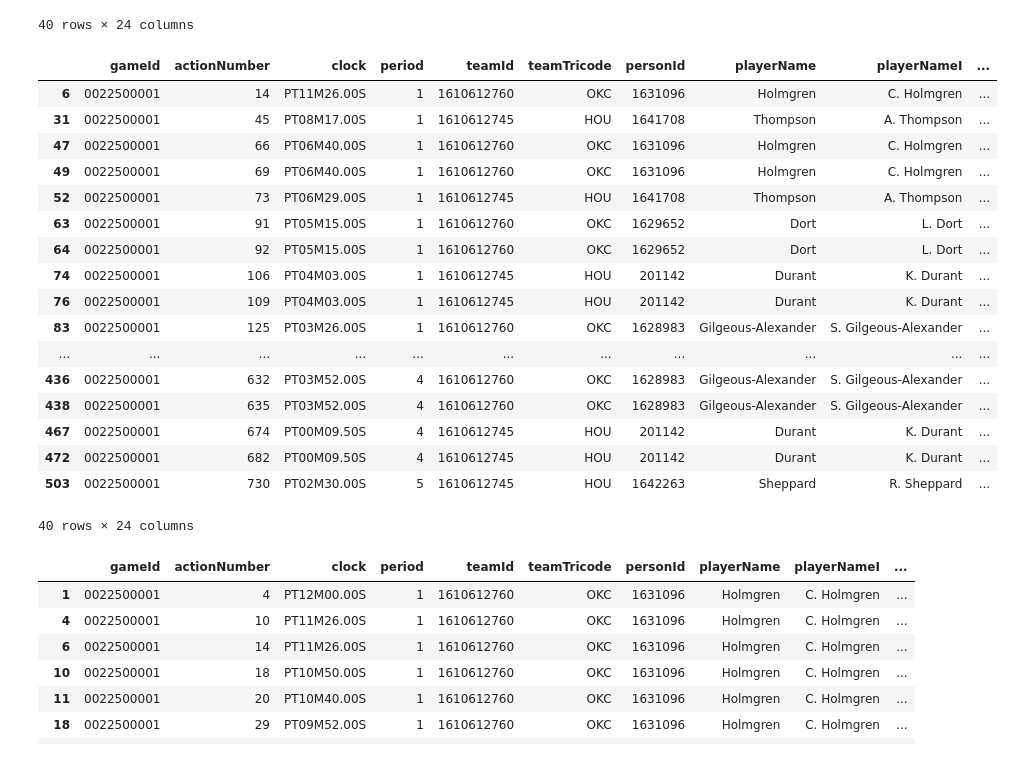
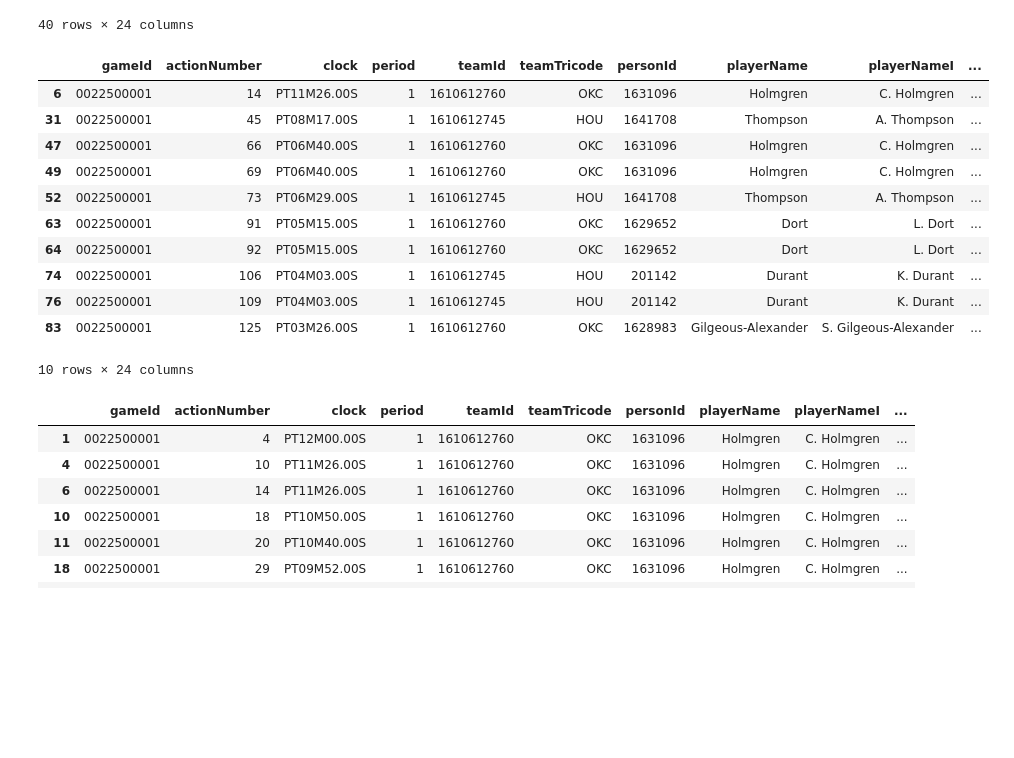
Before and after one commit to Cruth98/NBA-Free-Throw-Rule-Change, a Jupyter notebook: notebooks/analysis.ipynb, the cells around one changed output. Drawn from its saved outputs; the diff is of its cells as text; code cells hidden in the pictures; blank space fills up the shorter version.

```diff
--- a/notebooks/analysis.ipynb
+++ b/notebooks/analysis.ipynb
@@ -41,26 +41,20 @@ Looking in: d:\Python Projects\NBA Free Throw Rule Change\data\raw\pbp  ->  20 f
 | 39 | 0022500001 | 53 | PT07M44.00S | 1 | 0 |  | 1610612760 |  |  | ... |
 40 rows × 24 columns
 # %%
-df[df["actionType"] == "Free Throw"].head(40)   # eyeball the FT text format
+df[df["actionType"] == "Free Throw"].head(10)   # eyeball the FT text format
 # %% [output]
 |  | gameId | actionNumber | clock | period | teamId | teamTricode | personId | playerName | playerNameI | ... |
 | 6 | 0022500001 | 14 | PT11M26.00S | 1 | 1610612760 | OKC | 1631096 | Holmgren | C. Holmgren | ... |
 | 31 | 0022500001 | 45 | PT08M17.00S | 1 | 1610612745 | HOU | 1641708 | Thompson | A. Thompson | ... |
 | 47 | 0022500001 | 66 | PT06M40.00S | 1 | 1610612760 | OKC | 1631096 | Holmgren | C. Holmgren | ... |
 | 49 | 0022500001 | 69 | PT06M40.00S | 1 | 1610612760 | OKC | 1631096 | Holmgren | C. Holmgren | ... |
 | 52 | 0022500001 | 73 | PT06M29.00S | 1 | 1610612745 | HOU | 1641708 | Thompson | A. Thompson | ... |
 | 63 | 0022500001 | 91 | PT05M15.00S | 1 | 1610612760 | OKC | 1629652 | Dort | L. Dort | ... |
 | 64 | 0022500001 | 92 | PT05M15.00S | 1 | 1610612760 | OKC | 1629652 | Dort | L. Dort | ... |
 | 74 | 0022500001 | 106 | PT04M03.00S | 1 | 1610612745 | HOU | 201142 | Durant | K. Durant | ... |
 | 76 | 0022500001 | 109 | PT04M03.00S | 1 | 1610612745 | HOU | 201142 | Durant | K. Durant | ... |
 | 83 | 0022500001 | 125 | PT03M26.00S | 1 | 1610612760 | OKC | 1628983 | Gilgeous-Alexander | S. Gilgeous-Alexander | ... |
-| ... | ... | ... | ... | ... | ... | ... | ... | ... | ... | ... |
-| 436 | 0022500001 | 632 | PT03M52.00S | 4 | 1610612760 | OKC | 1628983 | Gilgeous-Alexander | S. Gilgeous-Alexander | ... |
-| 438 | 0022500001 | 635 | PT03M52.00S | 4 | 1610612760 | OKC | 1628983 | Gilgeous-Alexander | S. Gilgeous-Alexander | ... |
-| 467 | 0022500001 | 674 | PT00M09.50S | 4 | 1610612745 | HOU | 201142 | Durant | K. Durant | ... |
-| 472 | 0022500001 | 682 | PT00M09.50S | 4 | 1610612745 | HOU | 201142 | Durant | K. Durant | ... |
-| 503 | 0022500001 | 730 | PT02M30.00S | 5 | 1610612745 | HOU | 1642263 | Sheppard | R. Sheppard | ... |
-40 rows × 24 columns
+10 rows × 24 columns
 # %%
 df[df['personId'] == 1631096].head(40)
 # %% [output]
```
Also changed, not shown: parts of 1 cell of this notebook.
